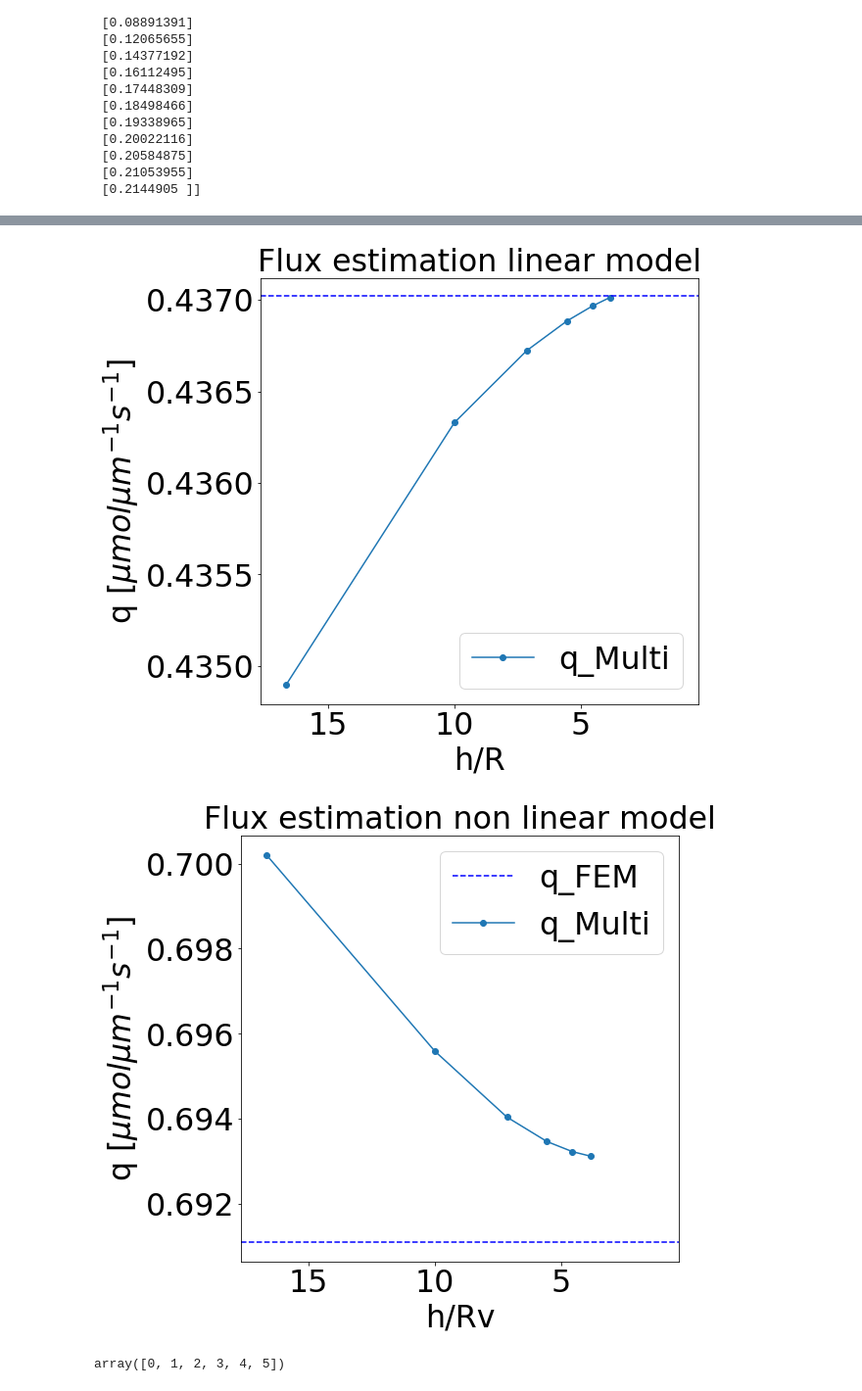
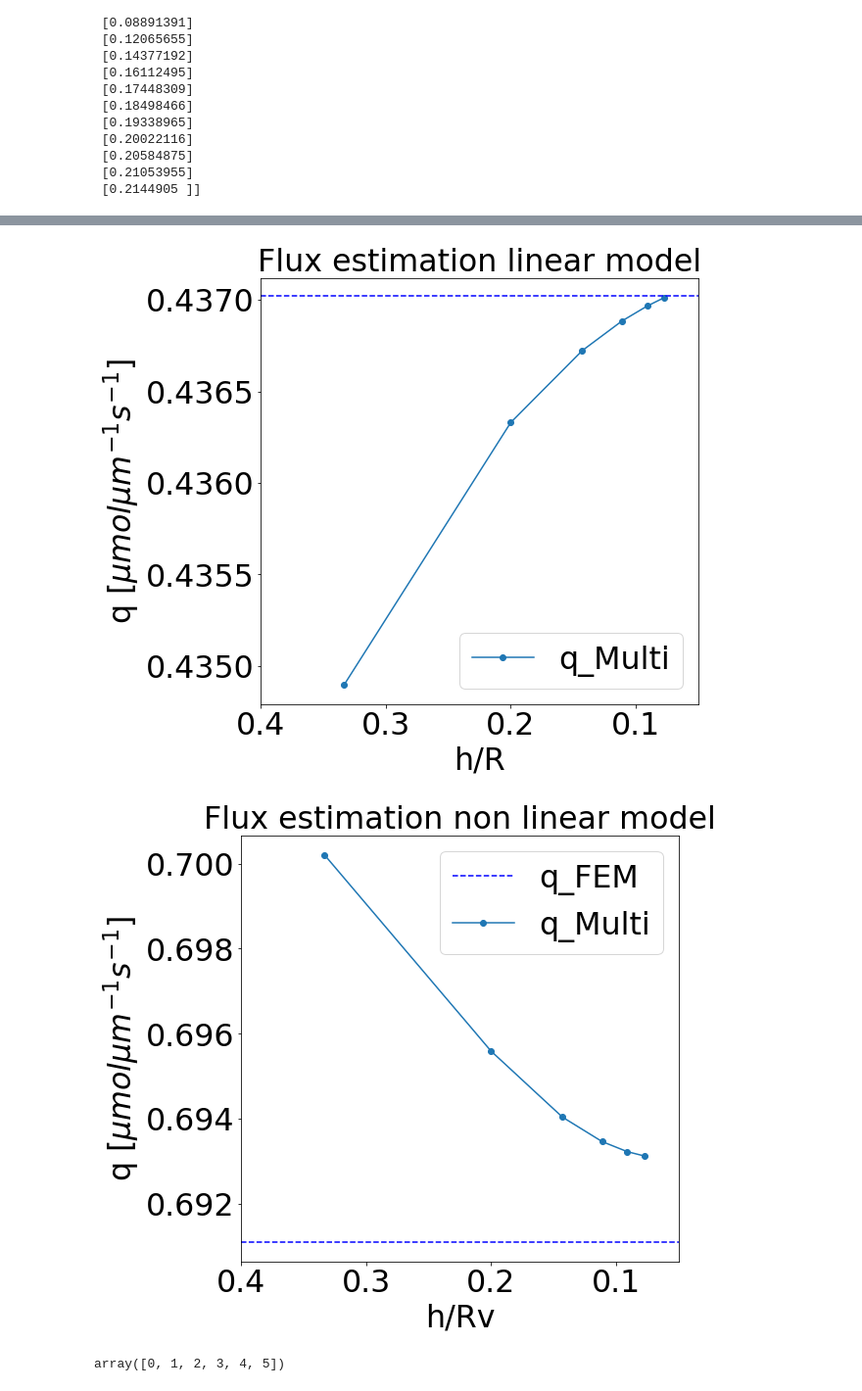
Before and after one commit to davidpucela16/Hybrid_2D_beta, a Jupyter notebook: Figures_and_Tests/base/csv_outputs/base.ipynb, the cells around one changed output, grey strips where cells are left out. Shown: that part at 98% size. Drawn from its saved outputs; the diff is of its cells as text; code cells hidden in the pictures.

```diff
--- a/Figures_and_Tests/base/csv_outputs/base.ipynb
+++ b/Figures_and_Tests/base/csv_outputs/base.ipynb
@@ -74,6 +74,6 @@ print(array_of_cells[indexes])
 [ 3  5  7  9 11 13 15 17 19 21 23 25 27 29 31 33 35 37]
 # %%
 COMSOL_metab_dir
-h=alpha/array_of_cells
+h=1/array_of_cells
 print(h)
 # %% [output]
@@ -199,24 +199,24 @@ plt.legend()
 # %%
 plt.plot(h[indexes],np.array(q_Multi_linear)[indexes],'-o' ,label='q_Multi')
 plt.legend()
 plt.xlabel('h/R')
-plt.xlim(max(h)+1, min(h)-1)
+plt.xlim(0.4,0.05)
 plt.ylabel('q [$\mu mol \mu m^{-1} s^{-1}$]')
 plt.axhline(y = q_FEM_linear, color = 'b', linestyle = '--', label='q_FEM')
 plt.title('Flux estimation linear model')
 plt.show()
 
 plt.axhline(y = q_FEM_metab, color = 'b', linestyle = '--', label='q_FEM')
 plt.plot(h[indexes], np.array(q_Multi_metab)[indexes],'-o', label='q_Multi')
 plt.legend()
 plt.xlabel('h/Rv')
-plt.xlim(max(h)+1, min(h)-1)
+plt.xlim(0.4,0.05)
 plt.ylabel('q [$\mu mol \mu m^{-1} s^{-1}$]')
 plt.title('Flux estimation non linear model')
 plt.show()
 # %% [output]
-[figure, old version]
+[figure, new version]
-[figure, old version]
+[figure, new version]
 # %%
 indexes
 # %% [output]
```
Also changed, not shown: parts of 7 cells of this notebook, 7 other files.
